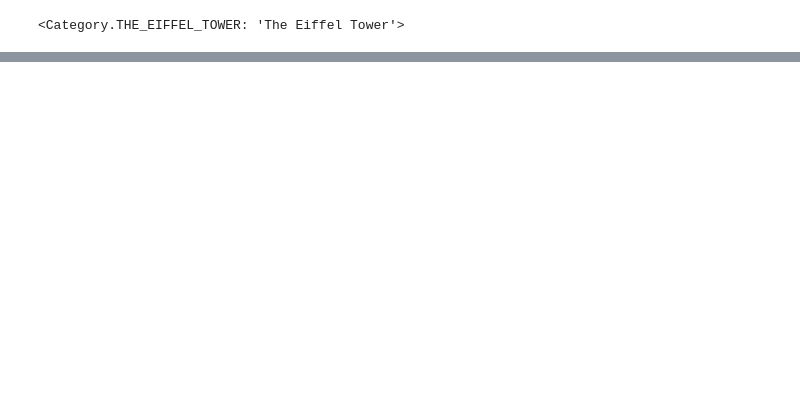
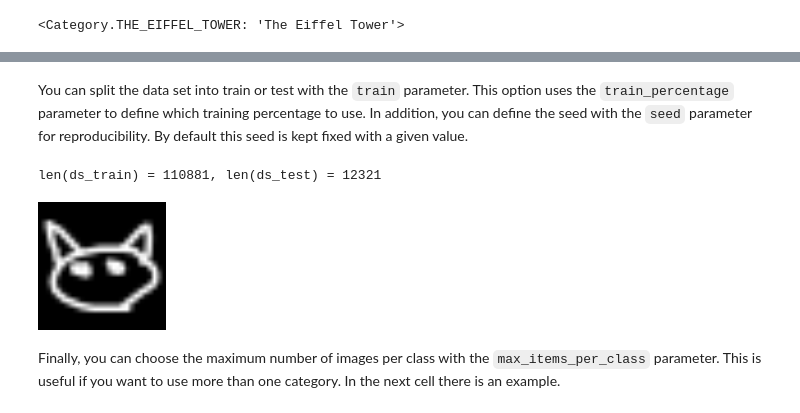
Before and after one commit to framunoz/quick-torch, a Jupyter notebook: example.ipynb, the cells around one changed output, grey strips where cells are left out. Saved outputs shown, nothing was run; the diff lists cells and outputs as text; code cells hidden in the pictures; blank space fills up the shorter version.

Commit message:
Update examples, README and setup

```diff
--- a/example.ipynb
+++ b/example.ipynb
@@ -47,0 +91,26 @@ Downloading https://storage.googleapis.com/quickdraw_dataset/full/simplified/cat
+# %% [markdown]
+You can split the data set into train or test with the `train` parameter. This option uses the `train_percentage` parameter to define which training percentage to use. In addition, you can define the seed with the `seed` parameter for reproducibility. By default this seed is kept fixed with a given value.
+# %%
+ds_train = QuickDraw(
+    root="dataset",
+    categories="cat",
+    transform=T.Resize((128, 128)),
+    train=True,
+    train_percentage=0.9,
+    seed=42,
+)
+ds_test = QuickDraw(
+    root="dataset",
+    categories="cat",
+    transform=T.Resize((128, 128)),
+    train=False,
+    train_percentage=0.9,
+    seed=42,
+)
+print(f"{len(ds_train) = }, {len(ds_test) = }")
+ds_test[0][0]
+# %% [output]
+len(ds_train) = 110881, len(ds_test) = 12321
+[figure, added]
+# %% [markdown]
+Finally, you can choose the maximum number of images per class with the `max_items_per_class` parameter. This is useful if you want to use more than one category. In the next cell there is an example.
```
Also changed, not shown: parts of 14 cells of this notebook, 2 other files.
